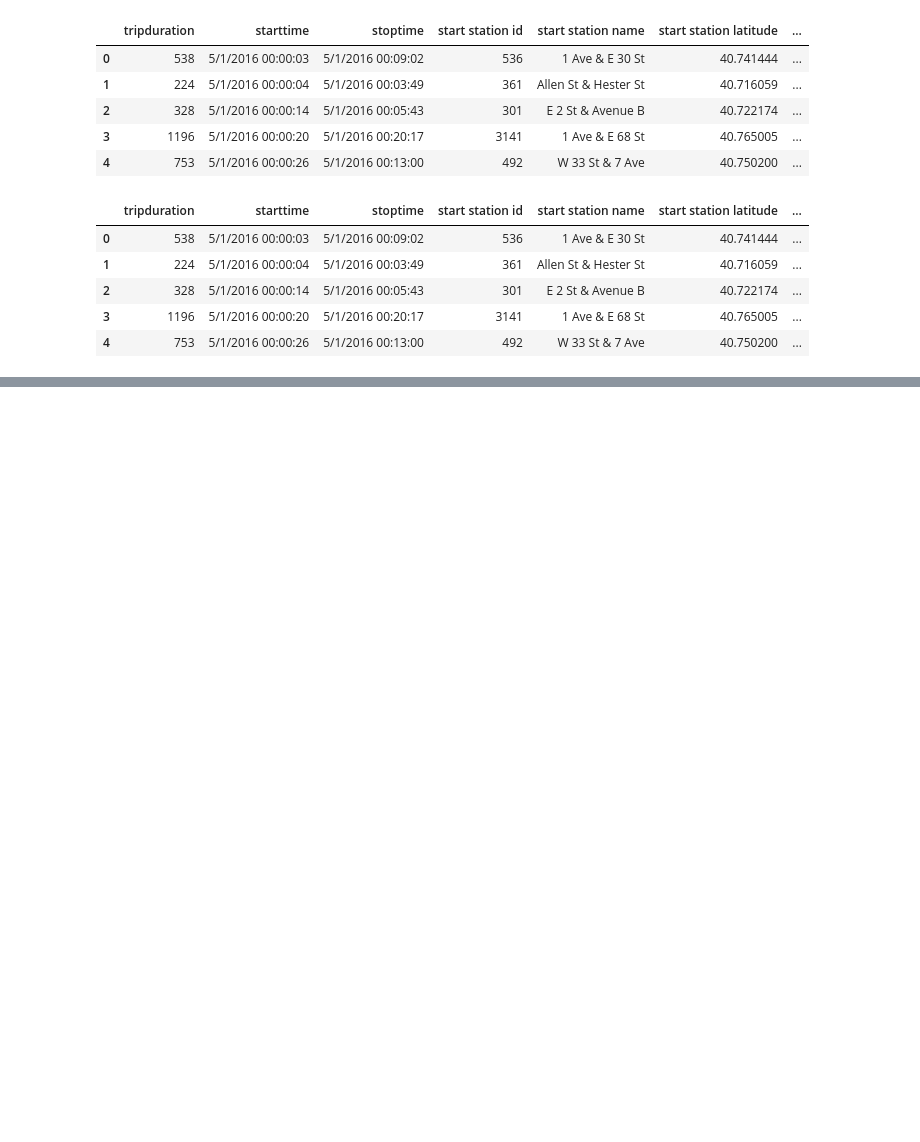
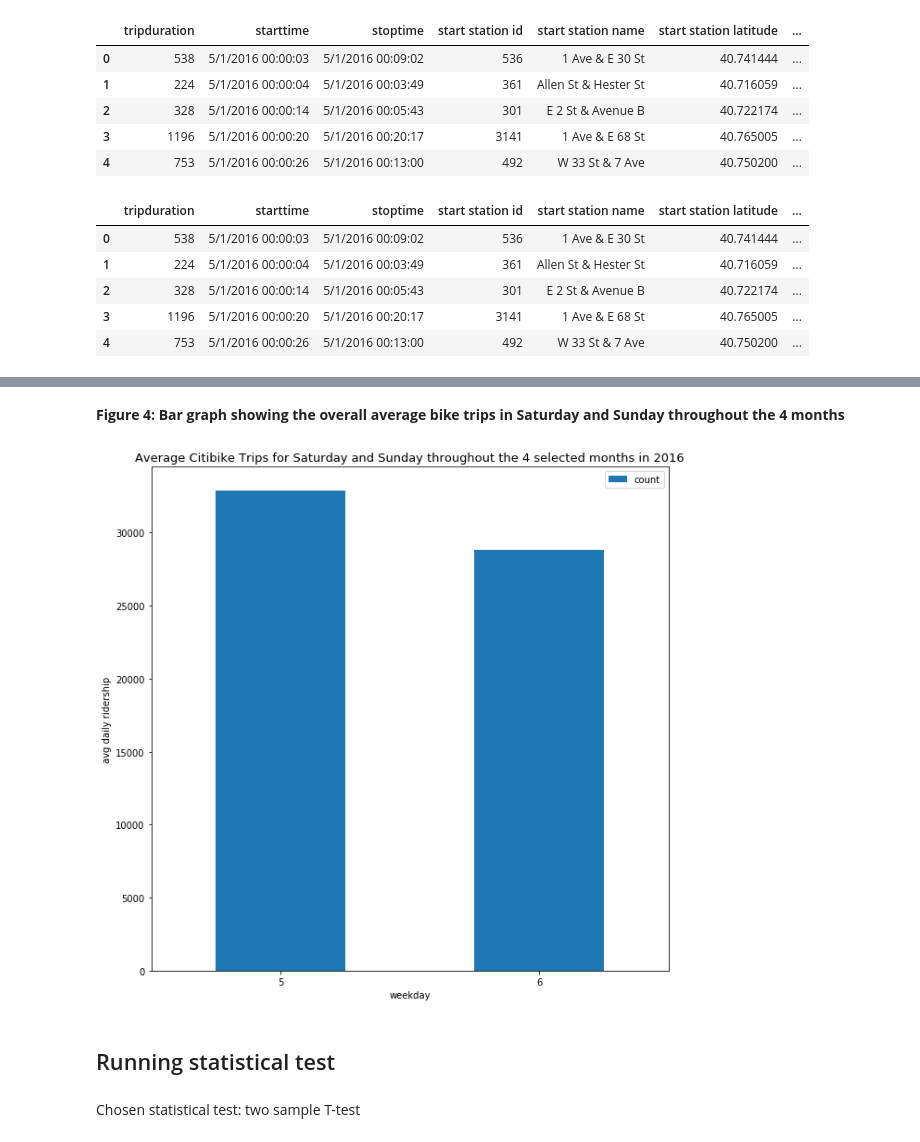
Before and after one commit to qygoh/PUI2018_qg412, a Jupyter notebook: HW8_qg412/Assignment2.ipynb, the cells around one changed output, grey strips where cells are left out. Drawn from its saved outputs; the diff is of its cells as text; code cells hidden in the pictures; blank space fills up the shorter version.

```diff
--- a/HW8_qg412/Assignment2.ipynb
+++ b/HW8_qg412/Assignment2.ipynb
@@ -426,0 +295,4 @@ Figure 3: Bar chart showing the average bike trips in Saturday and Sunday in Jun
+# %%
+# only the overall mean for all 4 months!
+cdf4 = pd.DataFrame(cdf3.groupby(['weekday'])['count'].mean()).reset_index()
+cdf4
@@ -426,0 +392,12 @@ Figure 3: Bar chart showing the average bike trips in Saturday and Sunday in Jun
+# %% [markdown]
+**Figure 4: Bar graph showing the overall average bike trips in Saturday and Sunday throughout the 4 months**
+# %%
+cdf4.plot.bar(x= 'weekday', y ='count' , rot= 0, figsize = (10,10))
+plt.ylabel('avg daily ridership')
+plt.title('Average Citibike Trips for Saturday and Sunday throughout the 4 selected months in 2016', fontsize = 13);
+# %% [output]
+[figure, added]
+# %% [markdown]
+## Running statistical test
+# %% [markdown]
+Chosen statistical test: two sample T-test
```
Also changed, not shown: parts of 71 cells of this notebook, 1 other file.
